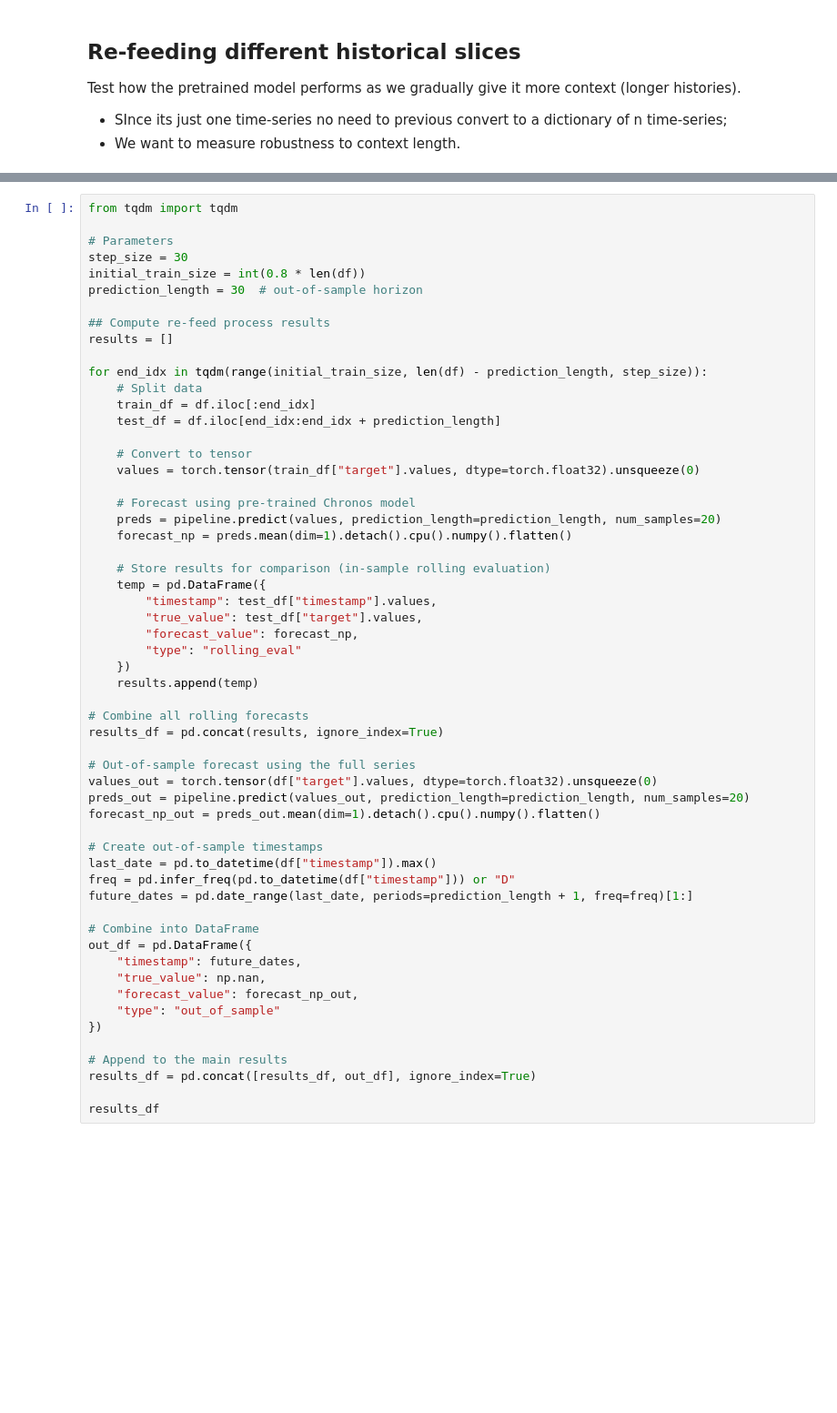
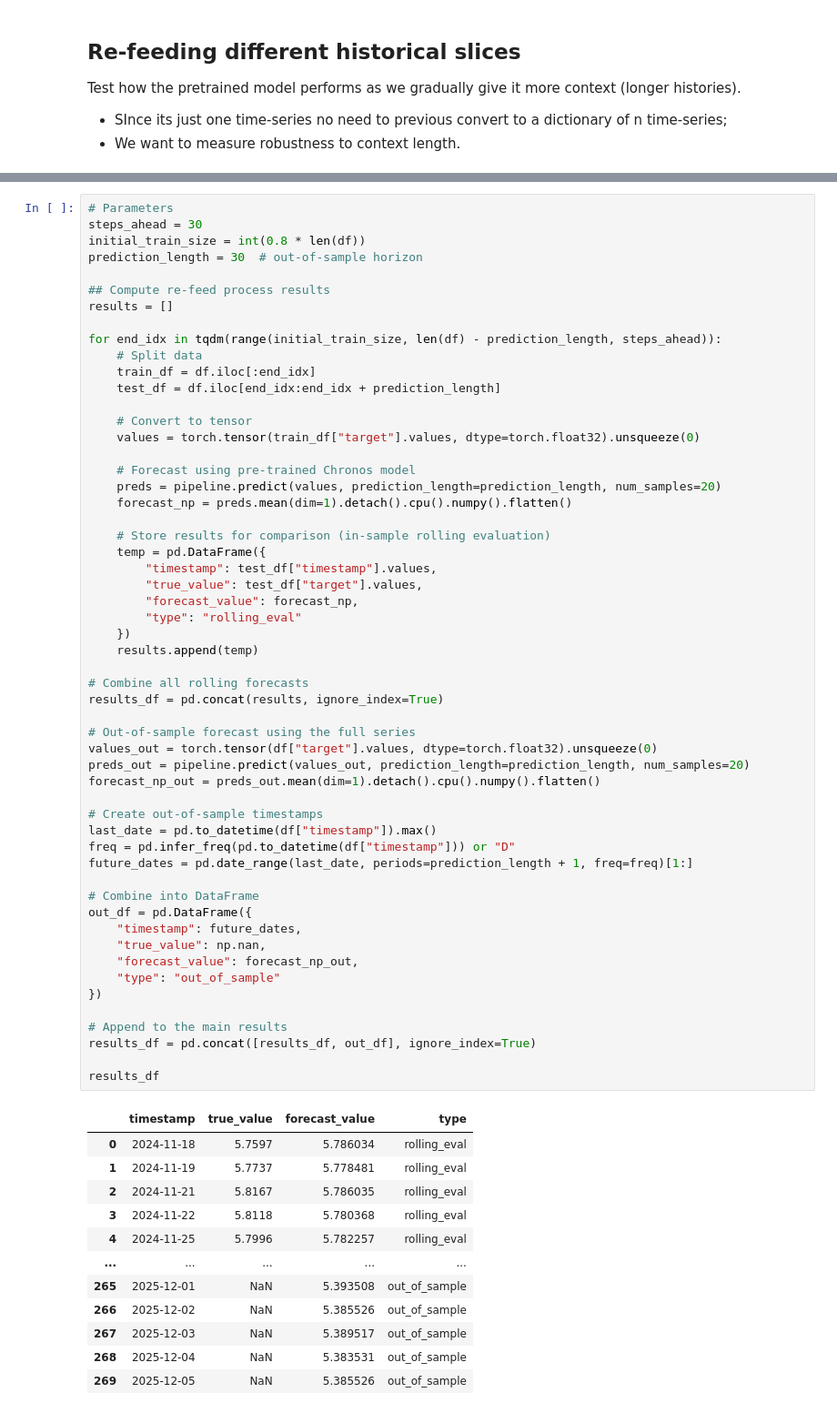
Before and after one commit to maxcardosoderesende/Projects_WSL, a Jupyter notebook: NLP/AI_Agent_Bacen/nlp_bacen_classification.ipynb, the cells around one changed output, grey strips where cells are left out. Shown: that part at 91% size. Drawn from its saved outputs; the diff is of its cells as text; blank space fills up the shorter version.

```diff
--- a/NLP/AI_Agent_Bacen/nlp_bacen_classification.ipynb
+++ b/NLP/AI_Agent_Bacen/nlp_bacen_classification.ipynb
@@ -925,15 +1029,13 @@ Test how the pretrained model performs as we gradually give it more context (lon
 # %%
-from tqdm import tqdm
-
 # Parameters
-step_size = 30
+steps_ahead = 30
 initial_train_size = int(0.8 * len(df))
 prediction_length = 30  # out-of-sample horizon
 
 ## Compute re-feed process results
 results = []
 
-for end_idx in tqdm(range(initial_train_size, len(df) - prediction_length, step_size)):
+for end_idx in tqdm(range(initial_train_size, len(df) - prediction_length, steps_ahead)):
     # Split data
     train_df = df.iloc[:end_idx]
     test_df = df.iloc[end_idx:end_idx + prediction_length]
@@ -952,30 +1054,43 @@ for end_idx in tqdm(range(initial_train_size, len(df) - prediction_length, step_
         "forecast_value": forecast_np,
         "type": "rolling_eval"
     })
     results.append(temp)
 
 # Combine all rolling forecasts
 results_df = pd.concat(results, ignore_index=True)
 
 # Out-of-sample forecast using the full series
 values_out = torch.tensor(df["target"].values, dtype=torch.float32).unsqueeze(0)
 preds_out = pipeline.predict(values_out, prediction_length=prediction_length, num_samples=20)
 forecast_np_out = preds_out.mean(dim=1).detach().cpu().numpy().flatten()
 
 # Create out-of-sample timestamps
 last_date = pd.to_datetime(df["timestamp"]).max()
 freq = pd.infer_freq(pd.to_datetime(df["timestamp"])) or "D"
 future_dates = pd.date_range(last_date, periods=prediction_length + 1, freq=freq)[1:]
 
 # Combine into DataFrame
 out_df = pd.DataFrame({
     "timestamp": future_dates,
     "true_value": np.nan,
     "forecast_value": forecast_np_out,
     "type": "out_of_sample"
 })
 
 # Append to the main results
 results_df = pd.concat([results_df, out_df], ignore_index=True)
 
 results_df
+# %% [output]
+|  | timestamp | true_value | forecast_value | type |
+| 0 | 2024-11-18 | 5.7597 | 5.786034 | rolling_eval |
+| 1 | 2024-11-19 | 5.7737 | 5.778481 | rolling_eval |
+| 2 | 2024-11-21 | 5.8167 | 5.786035 | rolling_eval |
+| 3 | 2024-11-22 | 5.8118 | 5.780368 | rolling_eval |
+| 4 | 2024-11-25 | 5.7996 | 5.782257 | rolling_eval |
+| ... | ... | ... | ... | ... |
+| 265 | 2025-12-01 | NaN | 5.393508 | out_of_sample |
+| 266 | 2025-12-02 | NaN | 5.385526 | out_of_sample |
+| 267 | 2025-12-03 | NaN | 5.389517 | out_of_sample |
+| 268 | 2025-12-04 | NaN | 5.383531 | out_of_sample |
+| 269 | 2025-12-05 | NaN | 5.385526 | out_of_sample |
```
Also changed, not shown: parts of 36 cells of this notebook, 4 other files.
